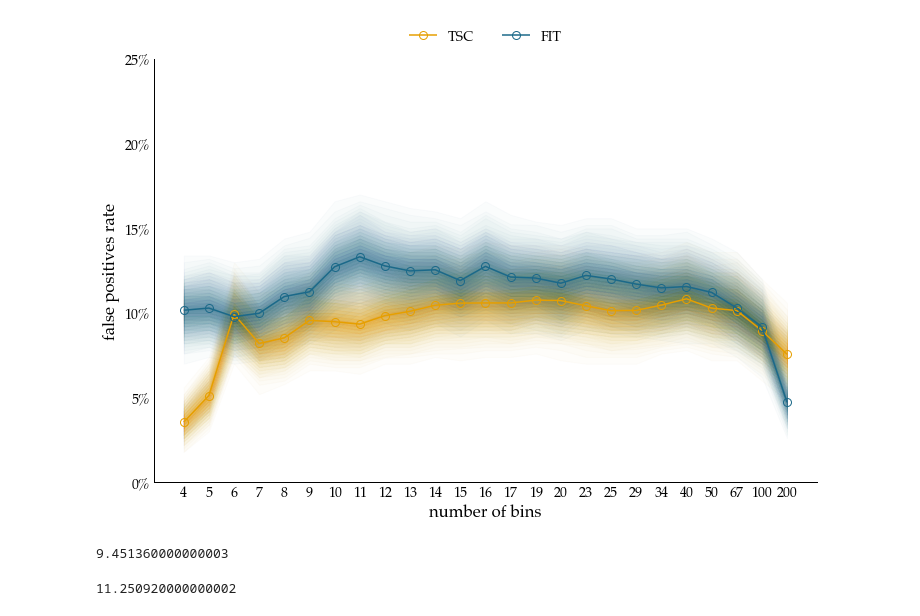
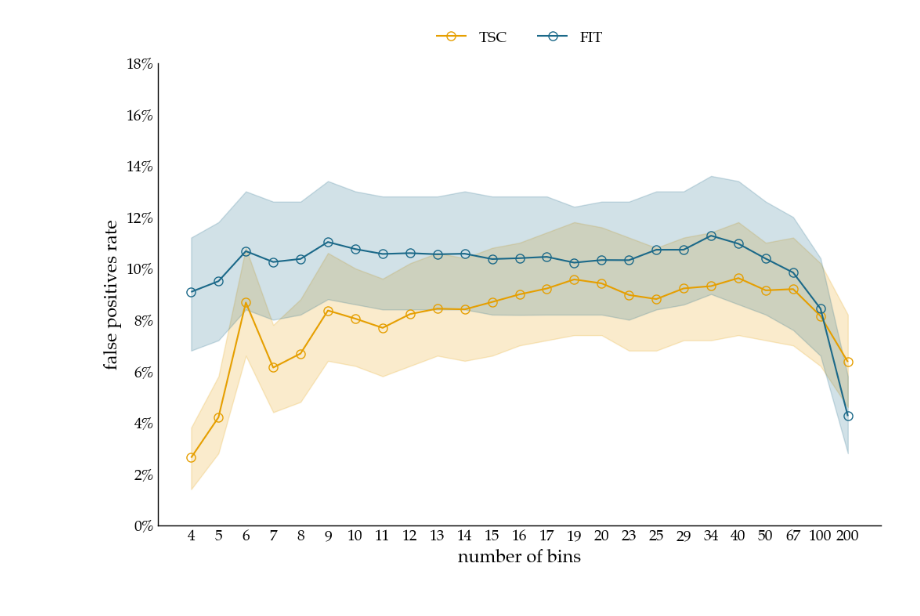
Before and after one commit to fbkarsdorp/nnfit, a Jupyter notebook: notebooks/Parameter analysis.ipynb, the cells around one changed output. Drawn from its saved outputs; the diff is of its cells as text; code cells hidden in the pictures.

```diff
--- a/notebooks/Parameter analysis.ipynb
+++ b/notebooks/Parameter analysis.ipynb
@@ -48,7 +48,11 @@ for rep in tqdm.trange(n_reps):
             data_dict[bin_size].append((selection, torch.FloatTensor(binned_data)))
 
             # Perform the FIT test
-            fit = frequency_increment_test(np.arange(1, len(binned_data) + 1), binned_data)
+            fit_data = binned_data[binned_data < 1]
+            if len(fit_data) > 3:
+                fit = frequency_increment_test(np.arange(1, len(fit_data) + 1), fit_data)
+            else:
+                fit = {"Tp": None, "Wp": None}
             fit.update({
                 "selection": selection,
                 "bin": bin_size,
@@ -87,11 +91,11 @@ nn_df.head()
 # %%
-fit_df['FP'] = ((fit_df['selection'] == 0) & (fit_df['Tp'] < 0.05))
-fit_df['FN'] = ((fit_df['selection'] > 0) & (fit_df['Tp'] > 0.05))
+fit_df['FP'] = ((fit_df['selection'] == 0) & (fit_df['Tp'].isnull() | (fit_df['Tp'] < 0.05)))
+fit_df['FN'] = ((fit_df['selection'] > 0) & (fit_df['Tp'].isnull() | (fit_df['Tp'] > 0.05)))
 fit_df['F'] = fit_df["FN"] | fit_df["FP"]
-fit_df['pred'] = fit_df['Tp'] < 0.05
+fit_df['pred'] = (fit_df['Tp'].notnull()) & (fit_df['Tp'] < 0.05)
 fit_df['y_true'] = (fit_df['selection'] > 0).astype(int)
 fit_df['normal'] = 1
-fit_df.loc[fit_df['Wp'] < 0.05, 'normal'] = np.nan
+fit_df.loc[fit_df['Wp'].isnull() | (fit_df['Wp'] < 0.05), 'normal'] = np.nan
 fit_df.head()
 # %% [output]
 |  | T | Tp | W | Wp | selection | bin | FP | FN | F | pred | y_true | ... |
@@ -320,32 +291,27 @@ for i, binning in tqdm.tqdm(enumerate(bins)):
     for j in range(n_reps):
         NN_FP[i,j] = bin_df.sample(500, replace=True).mean()
 
-subset = fit_df[fit_df["selection"] == 0]
+subset = fit_df[(fit_df["selection"] == 0) & (fit_df['Wp'] > 0.1)].copy()
+subset["fp_"] = (subset['Tp'] < 0.05)
 FIT_FP = np.zeros((len(bins), n_reps))
 for i, binning in tqdm.tqdm(enumerate(bins)):
-    bin_df = subset.loc[subset["bin"] == binning, "FP"]
+    bin_df = subset.loc[subset["bin"] == binning, "fp_"]
     for j in range(n_reps):
         FIT_FP[i,j] = bin_df.sample(500, replace=True).mean()
 # %%
 from matplotlib.ticker import ScalarFormatter, FuncFormatter
 
 fig, ax = plt.subplots()
 
-tsplot(NN_FP.T, ax=ax, label="TSC", color="C2", line_color="C2")
-tsplot(FIT_FP.T, ax=ax, label="FIT", color="C1", line_color="C1")
-ax.set(xlabel="number of bins", ylabel="false positives rate", ylim=(0, 0.25))
+tsplot(NN_FP.T, n=1, ax=ax, label="TSC", color="C2", line_color="C2", alpha=0.2,
+       percentile_min=5, percentile_max=95)
+tsplot(FIT_FP.T, n=1, ax=ax, label="FIT", color="C1", line_color="C1", alpha=0.2,
+       percentile_min=5, percentile_max=95)
+ax.set(xlabel="number of bins", ylabel="false positives rate", ylim=(0, 0.18))
 ax.yaxis.set_major_formatter(FuncFormatter(lambda y, _: f'{y:.0%}'))
 ax.set_xticks(list(range(len(bins))))
 ax.set_xticklabels(bins)
 ax.legend(frameon=False, ncol=2, loc="upper center", bbox_to_anchor=(0.5, 1.1))
 plt.savefig("../overleaf/paper/plots/fp-rate.png", transparent=True, dpi=300)
 # %% [output]
-[figure, old version]
+[figure, new version]
-# %%
-NN_FP.mean() * 100
-# %% [output]
-9.451360000000003
-# %%
-FIT_FP.mean() * 100
-# %% [output]
-11.250920000000002
```
Also changed, not shown: parts of 5 cells of this notebook, 1 other file.
